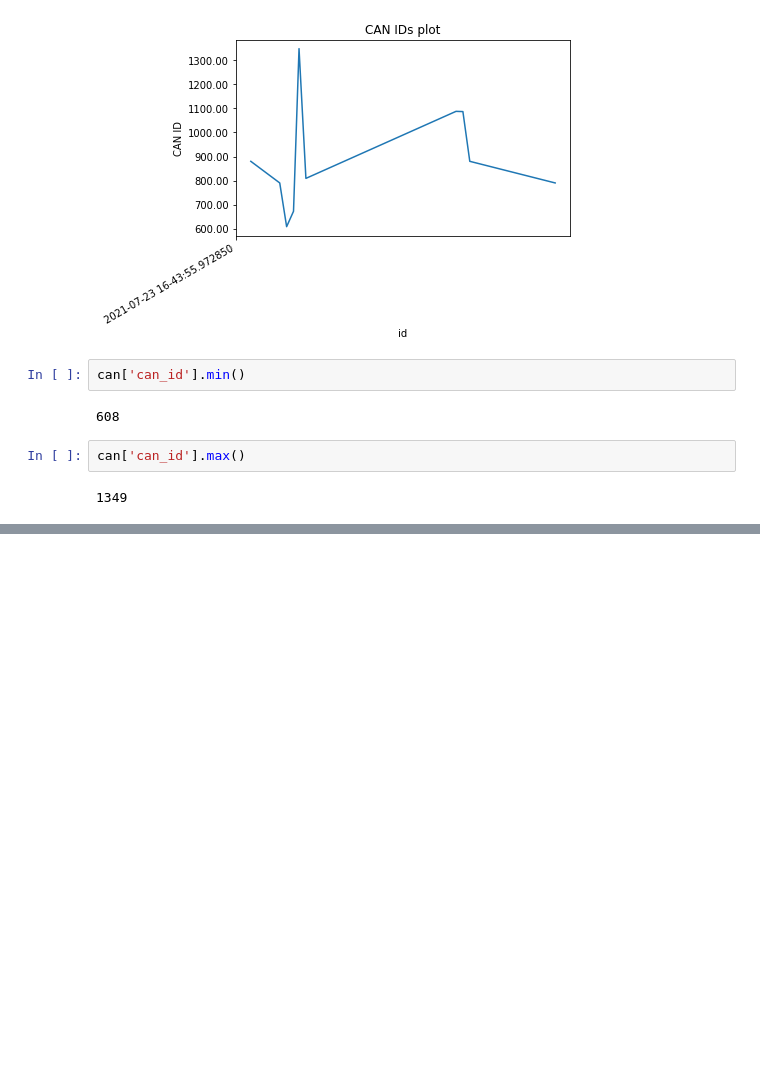
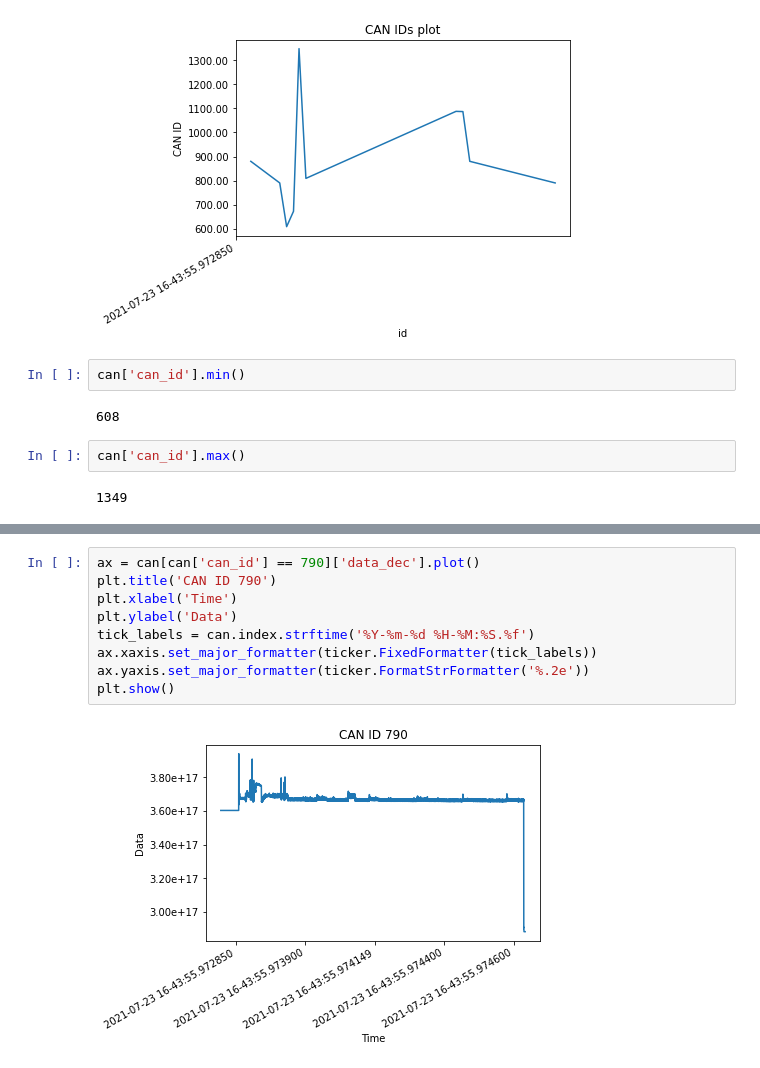
Before and after one commit to PabloT30/vehicle-testing, a Jupyter notebook: CAN_Analysis_KIA_Sportage_2015.ipynb, the cells around one changed output, grey strips where cells are left out. Cells and saved outputs as stored; diff of their text form; blank space fills up the shorter version.

```diff
--- a/CAN_Analysis_KIA_Sportage_2015.ipynb
+++ b/CAN_Analysis_KIA_Sportage_2015.ipynb
@@ -296,0 +314,11 @@ can['can_id'].max()
+# %%
+ax = can[can['can_id'] == 790]['data_dec'].plot()
+plt.title('CAN ID 790')
+plt.xlabel('Time')
+plt.ylabel('Data')
+tick_labels = can.index.strftime('%Y-%m-%d %H-%M:%S.%f')
+ax.xaxis.set_major_formatter(ticker.FixedFormatter(tick_labels))
+ax.yaxis.set_major_formatter(ticker.FormatStrFormatter('%.2e'))
+plt.show()
+# %% [output]
+[figure, added]
```
Also changed, not shown: parts of 10 cells of this notebook.
